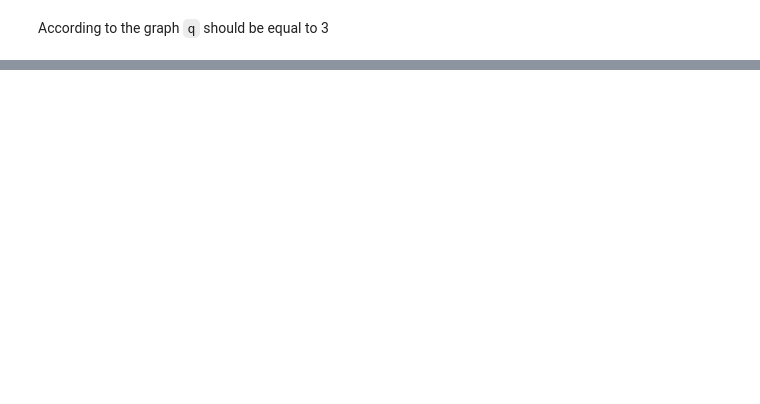
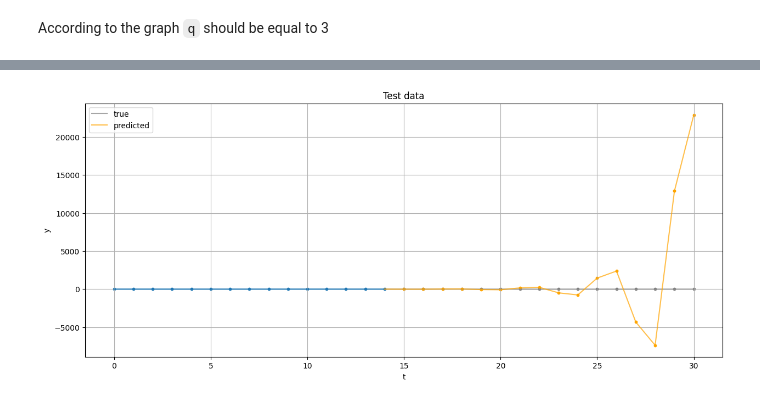
Before and after one commit to succSeeded/ts-2025, a Jupyter notebook: hw1-2/main.ipynb, the cells around one changed output, grey strips where cells are left out. Cells and saved outputs as stored; diff of their text form; code cells hidden in the pictures; blank space fills up the shorter version.

```diff
--- a/hw1-2/main.ipynb
+++ b/hw1-2/main.ipynb
@@ -146,10 +159,0 @@ The PACF plot suggests that `p` should be equal to 17, since it experiences a sh
-# %%
-class ARIMA(BaseEstimator, RegressorMixin):
-    def __init__(self, p: int, q: int, d: int):
-        self.value_weights_ = np.random.normal(size=(p,))
-        self.error_weights_ = np.random.normal(size=(q,))
-        self.bias_ = np.random.normal()
-
-    def fit(self, X):
-
-    def predict(self, X):
@@ -155,0 +324,31 @@ class ARIMA(BaseEstimator, RegressorMixin):
+# %%
+k = 30
+p = 5
+q = 3
+d = 0
+window_size = max(p+d, q+d)
+
+arima = ARIMA(p, q, d).fit(train)
+arima_preds = test[:window_size].copy()
+print(arima.convergence_message)
+
+for i in range(0, k - window_size + 1):
+    pred = arima.predict(arima_preds)
+    arima_preds = np.append(arima_preds, pred)
+
+print(arima_preds.shape)
+
+plt.figure(figsize=(15, 6))
+plt.scatter(np.arange(0, window_size), test[:window_size], s=10)
+plt.plot(np.arange(0, window_size), test[:window_size])
+plt.scatter(np.arange(window_size, k+1), test[window_size:k+1], s=10, c="grey")
+plt.plot(np.arange(window_size-1, k+1), test[window_size-1:k+1], c="grey", alpha=.7, label = "true")
+plt.scatter(np.arange(window_size, k+1), arima_preds[window_size:k+1], s=10, c="orange")
+plt.plot(np.arange(window_size-1, k+1), arima_preds[window_size-1:k+1], c="orange", alpha=.7, label="predicted")
+plt.title("Test data")
+plt.xlabel("t")
+plt.ylabel("y")
+plt.legend()
+plt.grid()
+plt.show()
+# %% [output]
@@ -155,0 +357 @@ class ARIMA(BaseEstimator, RegressorMixin):
+[figure, added]
```
Also changed, not shown: parts of 16 cells of this notebook.
